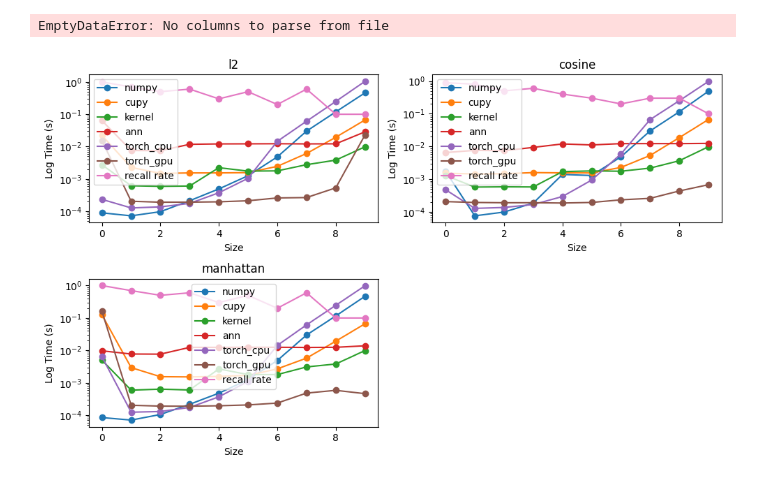
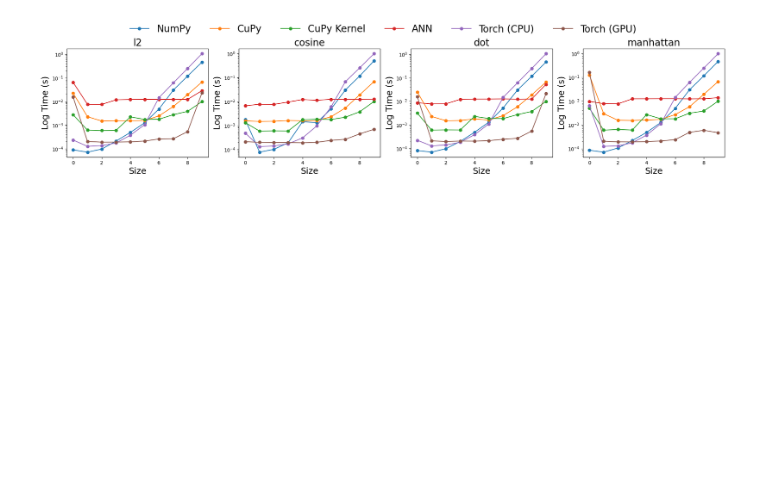
Before and after one commit to Torbet/edin-mls-25-spring, a Jupyter notebook: task-1/notebooks/plot.ipynb, the cells around one changed output. Drawn from its saved outputs; the diff is of its cells as text; code cells hidden in the pictures; blank space fills up the shorter version.

```diff
--- a/task-1/notebooks/plot.ipynb
+++ b/task-1/notebooks/plot.ipynb
@@ -5,44 +5,34 @@ sys.path.append('..')
 import pandas as pd
 import matplotlib.pyplot as plt
 import seaborn as sns
-# %%
-df = pd.read_csv('../results_l2.csv')
-plt.figure(figsize=(10, 6))
-plt.plot(df.index, df['numpy'], label='numpy', marker='o')
-plt.plot(df.index, df['cupy'], label='cupy', marker='o')
-plt.plot(df.index, df['kernel'], label='kernel', marker='o')
-plt.plot(df.index, df['ann'], label='ann', marker='o')
-plt.plot(df.index, df['ann_optim'], label='optim ann', marker='o')
-plt.plot(df.index, df['torch_cpu'], label='torch_cpu', marker='o')
-plt.plot(df.index, df['torch_gpu'], label='torch_gpu', marker='o')
-plt.yscale('log')
-plt.title('numpy vs cupy')
-plt.xlabel('Size')
-plt.ylabel('Log Time (s)')
-plt.legend()
-plt.tight_layout()
-plt.show
-# %% [output]
-EmptyDataError: No columns to parse from file
 # %%
-data = {k: pd.read_csv(f'../results_{k}.csv') for k in ['l2', 'cosine', 'manhattan']}
-# same data as above, plot side by side
-plt.figure(figsize=(10, 6))
-for i, (k, v) in enumerate(data.items()):
-  plt.subplot(2, 2, i + 1)
-  plt.plot(v.index, v['numpy'], label='numpy', marker='o')
-  plt.plot(v.index, v['cupy'], label='cupy', marker='o')
-  plt.plot(v.index, v['kernel'], label='kernel', marker='o')
-  plt.plot(v.index, v['ann'], label='ann', marker='o')
-  plt.plot(v.index, v['torch_cpu'], label='torch_cpu', marker='o')
-  plt.plot(v.index, v['torch_gpu'], label='torch_gpu', marker='o')
-  # plt.plot(v.index, v['recall_rate'], label='recall rate', marker='o')
-  plt.yscale('log')
-  plt.title(k)
-  plt.xlabel('Size')
-  plt.ylabel('Log Time (s)')
-  plt.legend()
-plt.tight_layout()
+data = {k: pd.read_csv(f'../results_{k}.csv') for k in ['l2', 'cosine', 'dot', 'manhattan']}
+
+# Create a figure and axes for a 1x4 grid of plots
+fig, axarr = plt.subplots(1, 4, figsize=(20, 5))
+
+# Plot data in each subplot
+for ax, (k, v) in zip(axarr, data.items()):
+  ax.plot(v.index, v['numpy'], label='NumPy', marker='o')
+  ax.plot(v.index, v['cupy'], label='CuPy', marker='o')
+  ax.plot(v.index, v['kernel'], label='CuPy Kernel', marker='o')
+  ax.plot(v.index, v['ann'], label='ANN', marker='o')
+  ax.plot(v.index, v['torch_cpu'], label='Torch (CPU)', marker='o')
+  ax.plot(v.index, v['torch_gpu'], label='Torch (GPU)', marker='o')
+
+  ax.set_yscale('log')
+  ax.set_title(k, fontsize=20)
+  ax.set_xlabel('Size', fontsize=18)
+  ax.set_ylabel('Log Time (s)', fontsize=18)
+
+# Extract shared legend handles
+handles, labels = axarr[0].get_legend_handles_labels()
+
+# Add legend above subplots, below the title, with more vertical space
+fig.legend(handles, labels, loc='upper center', bbox_to_anchor=(0.5, 0.95), ncol=len(labels), frameon=False, prop={'size': 18})
+
+# Adjust layout to leave extra room for the legend and title
+plt.tight_layout(rect=[0, 0, 1, 0.85])
 plt.show()
 # %% [output]
-[figure, old version]
+[figure, new version]
```
Also changed, not shown: 4 other files.
